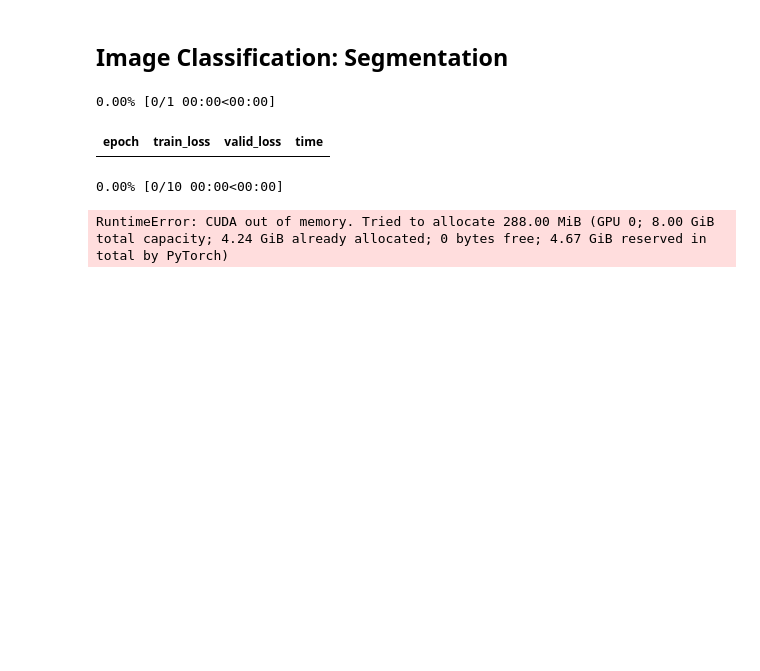
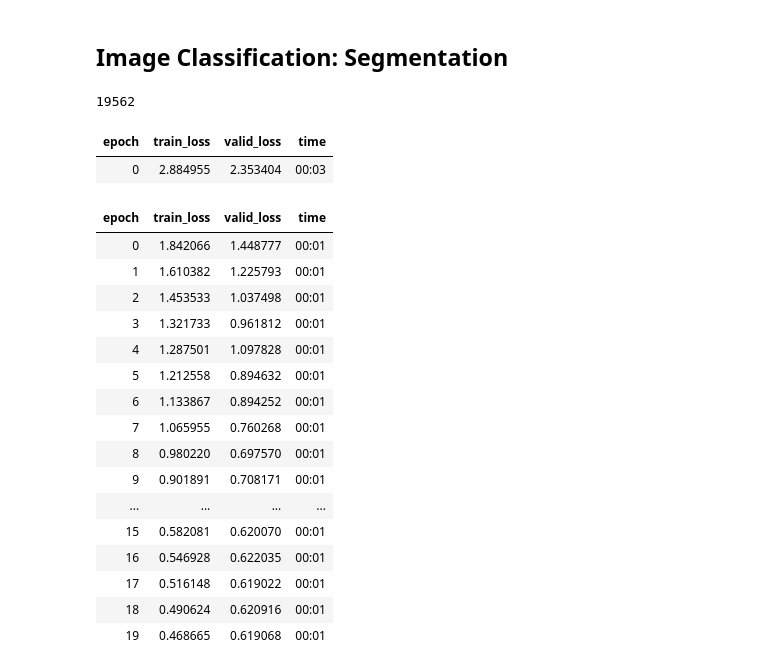
Before and after one commit to Promeos/fastai-pytorch, a Jupyter notebook: pytorch-for-coders/Your_First_Model.ipynb, the cells around one changed output. Drawn from its saved outputs; the diff is of its cells as text; code cells hidden in the pictures; blank space fills up the shorter version.

Commit message:
Upload NLP model. Data error

```diff
--- a/pytorch-for-coders/Your_First_Model.ipynb
+++ b/pytorch-for-coders/Your_First_Model.ipynb
@@ -102,3 +96,7 @@ torch.cuda.empty_cache()
+# %%
+gc.collect()
+# %% [output]
+19562
 # %%
 path = untar_data(URLs.CAMVID_TINY)
 # %%
@@ -112,11 +111,27 @@ dls = SegmentationDataLoaders.from_label_func(
     num_workers=0
 )
 # %%
-learn = unet_learner(dls, resnet50)
-learn.fine_tune(10)
+learn = unet_learner(dls, resnet34)
-# %% [output]
-0.00% [0/1 00:00<00:00]
-| epoch | train_loss | valid_loss | time |
-0.00% [0/10 00:00<00:00]
-RuntimeError: CUDA out of memory. Tried to allocate 288.00 MiB (GPU 0; 8.00 GiB total capacity; 4.24 GiB already allocated; 0 bytes free; 4.67 GiB reserved in total by PyTorch)
+# %%
+learn.fine_tune(20)
+# %% [output]
+| epoch | train_loss | valid_loss | time |
+| 0 | 2.884955 | 2.353404 | 00:03 |
+| epoch | train_loss | valid_loss | time |
+| 0 | 1.842066 | 1.448777 | 00:01 |
+| 1 | 1.610382 | 1.225793 | 00:01 |
+| 2 | 1.453533 | 1.037498 | 00:01 |
+| 3 | 1.321733 | 0.961812 | 00:01 |
+| 4 | 1.287501 | 1.097828 | 00:01 |
+| 5 | 1.212558 | 0.894632 | 00:01 |
+| 6 | 1.133867 | 0.894252 | 00:01 |
+| 7 | 1.065955 | 0.760268 | 00:01 |
+| 8 | 0.980220 | 0.697570 | 00:01 |
+| 9 | 0.901891 | 0.708171 | 00:01 |
+| ... | ... | ... | ... |
+| 15 | 0.582081 | 0.620070 | 00:01 |
+| 16 | 0.546928 | 0.622035 | 00:01 |
+| 17 | 0.516148 | 0.619022 | 00:01 |
+| 18 | 0.490624 | 0.620916 | 00:01 |
+| 19 | 0.468665 | 0.619068 | 00:01 |
 # %%
```
Also changed, not shown: parts of 12 cells of this notebook.
